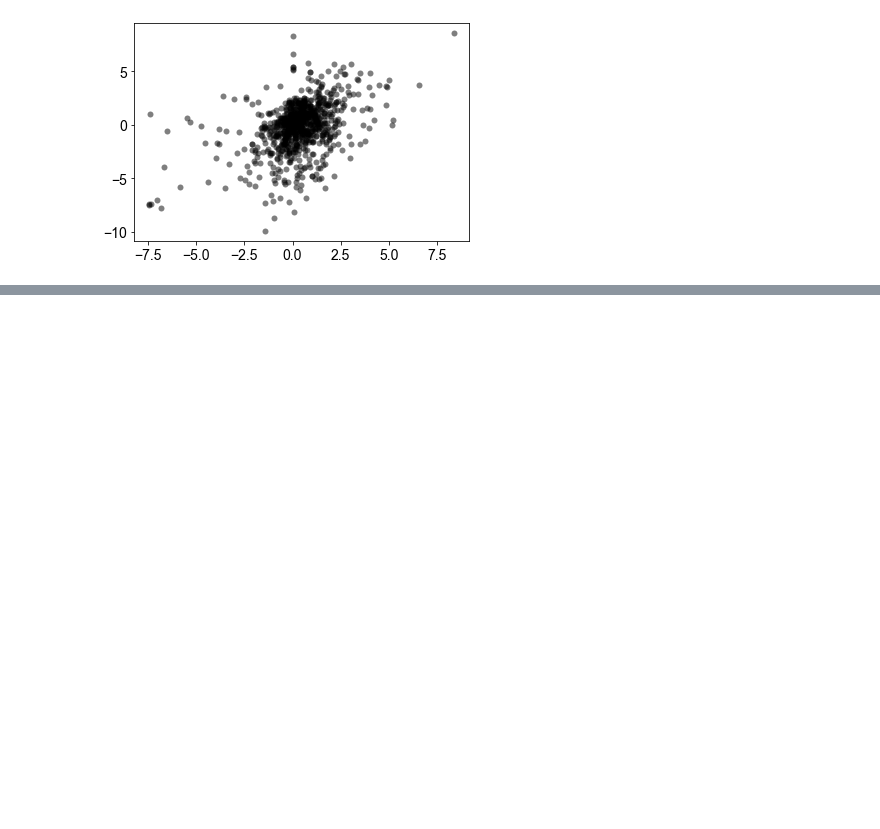
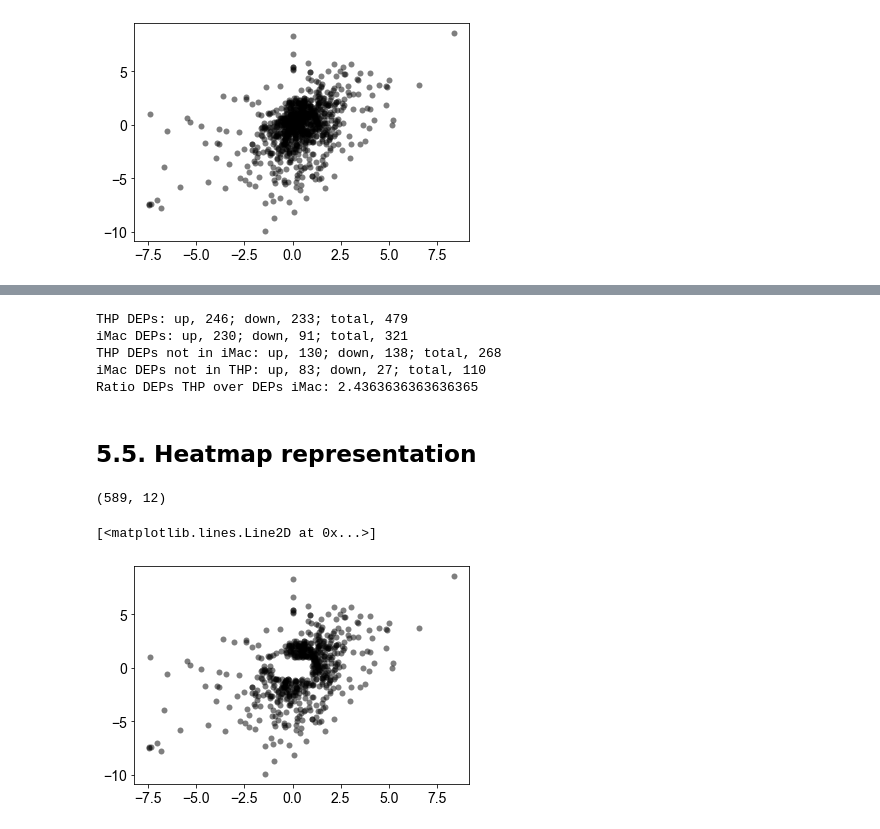
Before and after one commit to adelomana/uwm, a Jupyter notebook: proteomics/proteomics.ipynb, the cells around one changed output, grey strips where cells are left out. Saved outputs shown, nothing was run; the diff lists cells and outputs as text; code cells hidden in the pictures; blank space fills up the shorter version.

```diff
--- a/proteomics/proteomics.ipynb
+++ b/proteomics/proteomics.ipynb
@@ -441,0 +531,40 @@ black 866
+# %%
+maroon=len(maroon_members)
+indigo=len(indigo_members)
+magenta=len(magenta_members)
+cyan=len(cyan_members)
+orange=len(orange_members)
+green=len(green_members)
+red=len(red_members)
+blue=len(blue_members)
+
+a=magenta+red+maroon; b=indigo+blue+cyan
+print('THP DEPs: up, {}; down, {}; total, {}'.format(a,b,a+b))
+
+a=maroon+orange+cyan; b=magenta+green+indigo
+print('iMac DEPs: up, {}; down, {}; total, {}'.format(a,b,a+b))
+
+print('THP DEPs not in iMac: up, {}; down, {}; total, {}'.format(red,blue,red+blue))
+
+print('iMac DEPs not in THP: up, {}; down, {}; total, {}'.format(orange,green,orange+green))
+
+ratio=(red+blue)/(orange+green)
+print('Ratio DEPs THP over DEPs iMac: {}'.format(ratio))
+# %% [output]
+THP DEPs: up, 246; down, 233; total, 479
+iMac DEPs: up, 230; down, 91; total, 321
+THP DEPs not in iMac: up, 130; down, 138; total, 268
+iMac DEPs not in THP: up, 83; down, 27; total, 110
+Ratio DEPs THP over DEPs iMac: 2.4363636363636365
+# %% [markdown]
+## 5.5. Heatmap representation
+# %%
+changing = maroon_members + indigo_members + magenta_members + cyan_members + orange_members + green_members + red_members + blue_members
+# %%
+changing_df=df.loc[changing]
+print(changing_df.shape)
+matplotlib.pyplot.plot(changing_df['log2FC iMAC'], changing_df['log2FC THP'], 'o', color = theColor, alpha = 0.5, mew = 0)
+# %% [output]
+(589, 12)
+[<matplotlib.lines.Line2D at 0x...>]
+[figure, added]
```
Also changed, not shown: parts of 6 cells of this notebook, 1 other file.
